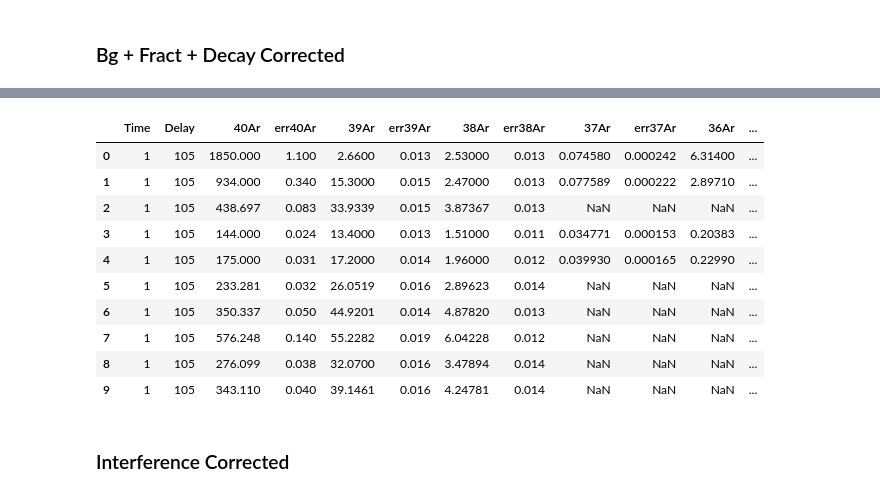
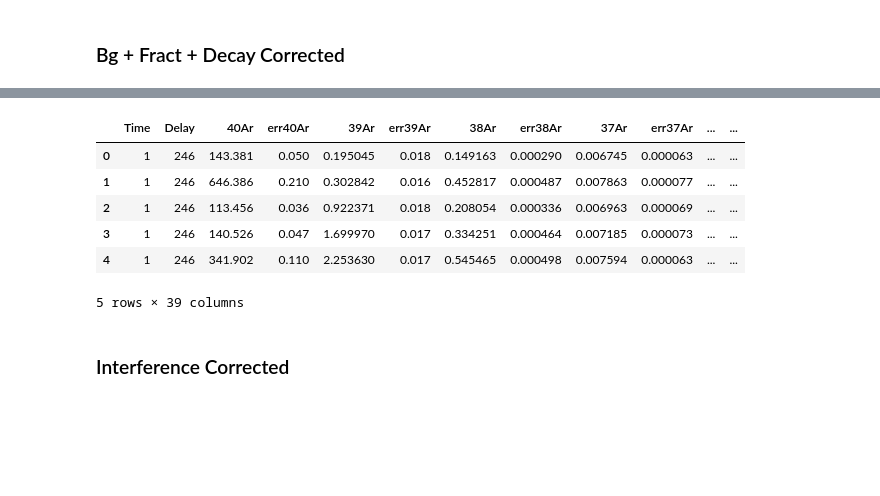
Before and after one commit to gecos-lab/PyCalcolAr, a Jupyter notebook: notebooks/PyCalcolAr_working.ipynb, the cells around one changed output, grey strips where cells are left out. Cells and saved outputs as stored; diff of their text form; code cells hidden in the pictures; blank space fills up the shorter version.

Commit message:
File aggiornato: verifica della correttezza del file, con controllo di tutte le singole operazioni

```diff
--- a/notebooks/PyCalcolAr_working.ipynb
+++ b/notebooks/PyCalcolAr_working.ipynb
@@ -158,8 +158,8 @@ display(df_data)
 #### Verificare correttezza della selezione nel dataframe visualizzato!!
 # %%
 # filtrare il dataframe per data
-filter_data_min = pd.Timestamp(year=2016, month=9, day=12, hour=6)
-filter_data_max = pd.Timestamp(year=2016, month=9, day=12, hour=22)
+filter_data_min = pd.Timestamp(year=2020, month=6, day=24, hour=8)
+filter_data_max = pd.Timestamp(year=2020, month=6, day=24, hour=22)
 
 df_data = df_data[(df_data['Date_Time'] > filter_data_min) & (df_data['Date_Time'] < filter_data_max)]
 df_data.reset_index(drop=True, inplace=True)
@@ -279,8 +275,8 @@ corr_gain_36IC0:  0.007257870704157655
 # calcolo 40/36 correzione
 
 value_40F = float(calibration_data['40F'].values)
-B = 62415000 #aggiungere descrizione della constante
-corr_40_36 = (value_40F * B) / corr_gain_36IC0
+
+corr_40_36 = (value_40F) / corr_gain_36IC0
 
 print ('corr_40_36: ', corr_40_36)
 # %% [output]
@@ -320,8 +316,8 @@ background_spectrometer_dict = {'Update date': [update_data, np.nan],
                                 'Background 40Ar': [0.0020, 0.1],
                                 'Background 39Ar': [0.0030, 0.1],
                                 'Background 38Ar': [0.0010, 0.1],
-                                'Background 37Ar': [0.0027, 0.2],
-                                'Background 36Ar': [0.0002, 0.1]}
+                                'Background 37Ar': [0.0040655291, 0.2],
+                                'Background 36Ar': [0.0005, 0.1]}
 
 background_spectrometer_df = pd.DataFrame.from_dict(background_spectrometer_dict, orient='index')
 background_spectrometer_df.columns = ['value', 'relative error']
@@ -455,14 +446,14 @@ input_data_df.loc[:, 'err40Ar'] = df_data.loc[:, 'err40Ar F'].values * 1000
 input_data_df.loc[:, '39Ar'] = df_data.loc[:, '39Ar F'].values * 1000
 input_data_df.loc[:, 'err39Ar'] = df_data.loc[:, 'err39Ar F'].values * 1000
 
-input_data_df.loc[:, '38Ar'] = df_data.loc[:, '38Ar IC0'].values * 1000
-input_data_df.loc[:, 'err38Ar'] = df_data.loc[:, 'err38Ar F'].values * 1000
+input_data_df.loc[:, '38Ar'] = df_data.loc[:, '38Ar IC0'].values * gain_F_IC0 * 1000
+input_data_df.loc[:, 'err38Ar'] = df_data.loc[:, 'err38Ar IC0'].values * gain_F_IC0 * 1000
 
-input_data_df.loc[:, '37Ar'] = df_data.loc[:, '37Ar IC0'].values * df_data.loc[:, 'gainF/IC0'].values * 1000
-input_data_df.loc[:, 'err37Ar'] = df_data.loc[:, 'err37Ar IC0'].values * df_data.loc[:, 'gainF/IC0'].values * 1000
+input_data_df.loc[:, '37Ar'] = df_data.loc[:, '37Ar IC1'].values * gain_F_IC1 * 1000
+input_data_df.loc[:, 'err37Ar'] = df_data.loc[:, 'err37Ar IC1'].values * gain_F_IC1 * 1000
 
-input_data_df.loc[:, '36Ar'] = df_data.loc[:, '36Ar IC0'].values * df_data.loc[:, 'gainF/IC0'].values * 1000
-input_data_df.loc[:, 'err36Ar'] = df_data.loc[:, 'err36Ar IC0'].values * df_data.loc[:, 'gainF/IC0'].values * 1000
+input_data_df.loc[:, '36Ar'] = df_data.loc[:, '36Ar IC1'].values * gain_F_IC1 * 1000
+input_data_df.loc[:, 'err36Ar'] = df_data.loc[:, 'err36Ar IC1'].values * gain_F_IC1 * 1000
 
 display(input_data_df)
 # %% [output]
@@ -934,20 +808,16 @@ display(results_data)
 # %%
-results_data.loc[:,'1sigRel37corr'] = (((pow(results_data.loc[:,'1sigma_rel37'].values, 2) + \
-                                         pow(irradiations_df.loc['Total fractionation uncertainty', 'value'], 2)) * 9) / 16)**(1/2)
+results_data.loc[:,'1sigRel37corr'] = (pow(results_data.loc[:,'1sigma_rel37'].values, 2) + \
+                                         pow(irradiations_df.loc['Total fractionation uncertainty', 'value'], 2) * 9/ 16)**(1/2)
 
 display(results_data)
 # %% [output]
-|  | Time | Delay | 40Ar | err40Ar | 39Ar | err39Ar | 38Ar | err38Ar | 37Ar | err37Ar | 36Ar | ... |
-| 0 | 1 | 105 | 1850.000 | 1.100 | 2.6600 | 0.013 | 2.53000 | 0.013 | 0.074580 | 0.000242 | 6.31400 | ... |
-| 1 | 1 | 105 | 934.000 | 0.340 | 15.3000 | 0.015 | 2.47000 | 0.013 | 0.077589 | 0.000222 | 2.89710 | ... |
-| 2 | 1 | 105 | 438.697 | 0.083 | 33.9339 | 0.015 | 3.87367 | 0.013 | NaN | NaN | NaN | ... |
-| 3 | 1 | 105 | 144.000 | 0.024 | 13.4000 | 0.013 | 1.51000 | 0.011 | 0.034771 | 0.000153 | 0.20383 | ... |
-| 4 | 1 | 105 | 175.000 | 0.031 | 17.2000 | 0.014 | 1.96000 | 0.012 | 0.039930 | 0.000165 | 0.22990 | ... |
-| 5 | 1 | 105 | 233.281 | 0.032 | 26.0519 | 0.016 | 2.89623 | 0.014 | NaN | NaN | NaN | ... |
-| 6 | 1 | 105 | 350.337 | 0.050 | 44.9201 | 0.014 | 4.87820 | 0.013 | NaN | NaN | NaN | ... |
-| 7 | 1 | 105 | 576.248 | 0.140 | 55.2282 | 0.019 | 6.04228 | 0.012 | NaN | NaN | NaN | ... |
-| 8 | 1 | 105 | 276.099 | 0.038 | 32.0700 | 0.016 | 3.47894 | 0.014 | NaN | NaN | NaN | ... |
-| 9 | 1 | 105 | 343.110 | 0.040 | 39.1461 | 0.016 | 4.24781 | 0.014 | NaN | NaN | NaN | ... |
+|  | Time | Delay | 40Ar | err40Ar | 39Ar | err39Ar | 38Ar | err38Ar | 37Ar | err37Ar | ... | ... |
+| 0 | 1 | 246 | 143.381 | 0.050 | 0.195045 | 0.018 | 0.149163 | 0.000290 | 0.006745 | 0.000063 | ... | ... |
+| 1 | 1 | 246 | 646.386 | 0.210 | 0.302842 | 0.016 | 0.452817 | 0.000487 | 0.007863 | 0.000077 | ... | ... |
+| 2 | 1 | 246 | 113.456 | 0.036 | 0.922371 | 0.018 | 0.208054 | 0.000336 | 0.006963 | 0.000069 | ... | ... |
+| 3 | 1 | 246 | 140.526 | 0.047 | 1.699970 | 0.017 | 0.334251 | 0.000464 | 0.007185 | 0.000073 | ... | ... |
+| 4 | 1 | 246 | 341.902 | 0.110 | 2.253630 | 0.017 | 0.545465 | 0.000498 | 0.007594 | 0.000063 | ... | ... |
+5 rows × 39 columns
 # %% [markdown]
 ### Interference Corrected
 # %%
```
Also changed, not shown: parts of 112 cells of this notebook.
